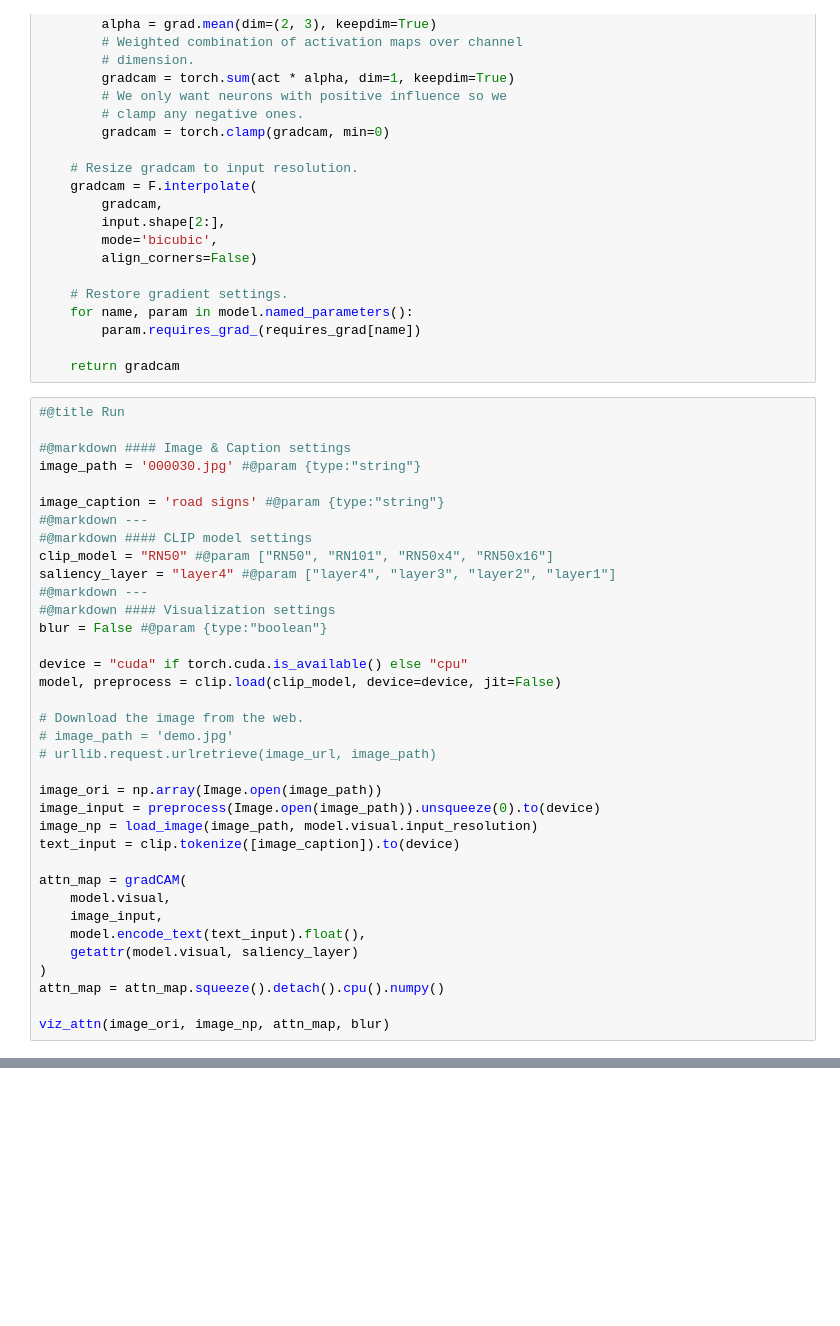
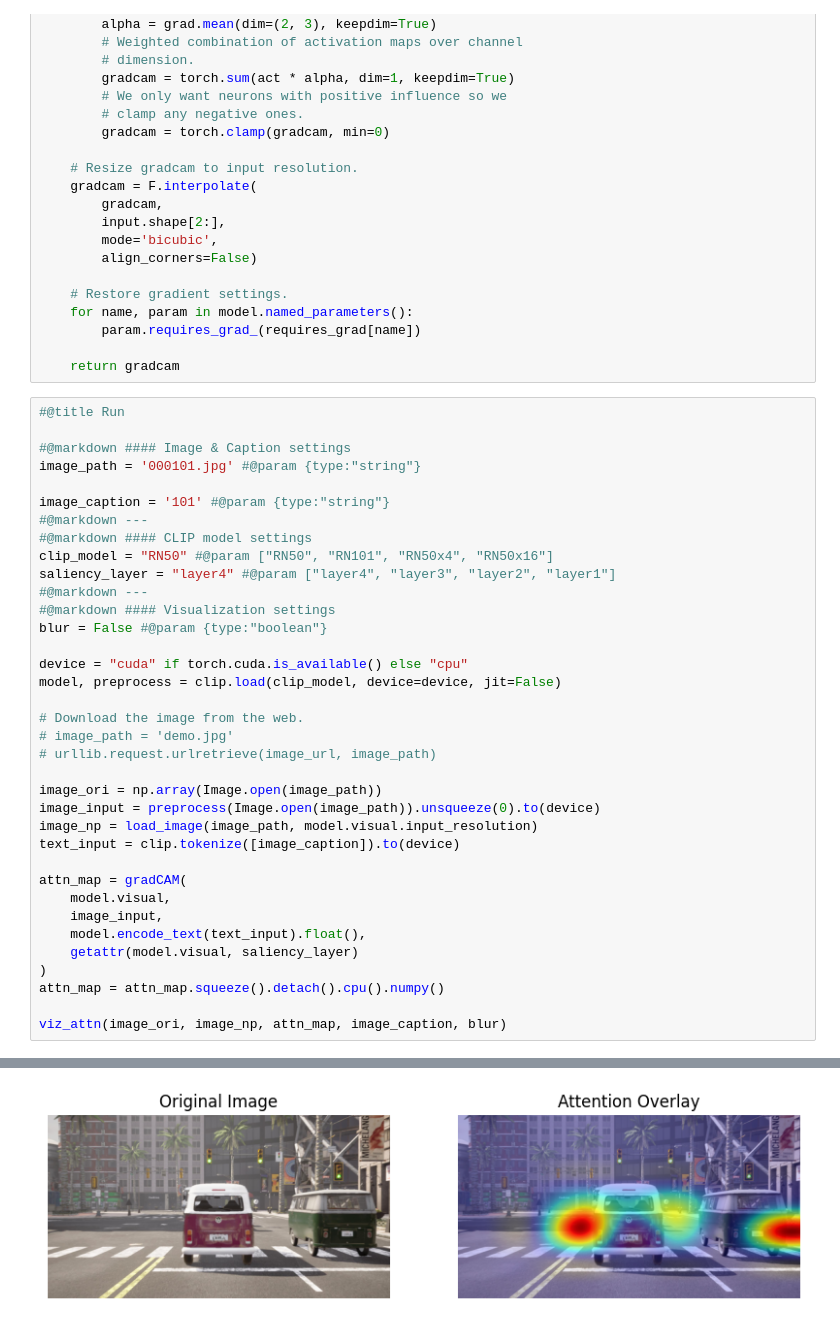
Before and after one commit to aikedaerC/AttackVisionFoundationModels, a Jupyter notebook: CLIP_GradCAM_Visualization.ipynb, the cells around one changed output, grey strips where cells are left out. Saved outputs shown, nothing was run; the diff lists cells and outputs as text; blank space fills up the shorter version.

```diff
--- a/CLIP_GradCAM_Visualization.ipynb
+++ b/CLIP_GradCAM_Visualization.ipynb
@@ -179,9 +220,9 @@ def gradCAM(
 #@title Run
 
 #@markdown #### Image & Caption settings
-image_path = '000030.jpg' #@param {type:"string"}
+image_path = '000101.jpg' #@param {type:"string"}
 
-image_caption = 'road signs' #@param {type:"string"}
+image_caption = '101' #@param {type:"string"}
 #@markdown ---
 #@markdown #### CLIP model settings
 clip_model = "RN50" #@param ["RN50", "RN101", "RN50x4", "RN50x16"]
@@ -210,5 +251,5 @@ attn_map = gradCAM(
 )
 attn_map = attn_map.squeeze().detach().cpu().numpy()
 
-viz_attn(image_ori, image_np, attn_map, blur)
+viz_attn(image_ori, image_np, attn_map, image_caption, blur)
 # %% [output]
@@ -215,0 +257 @@ TypeError: 'int' object is not subscriptable
+[figure, added]
```
Also changed, not shown: parts of 4 cells of this notebook.
